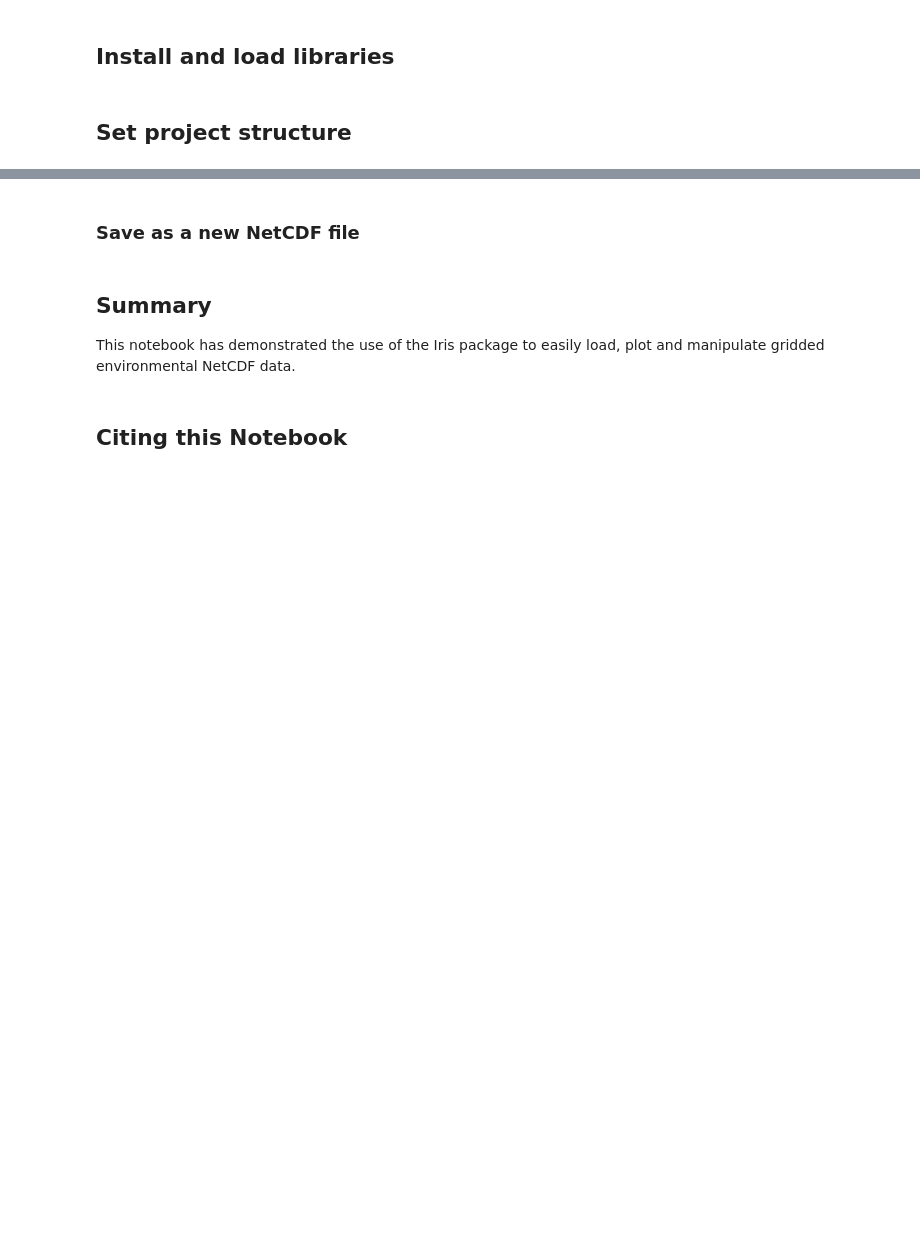
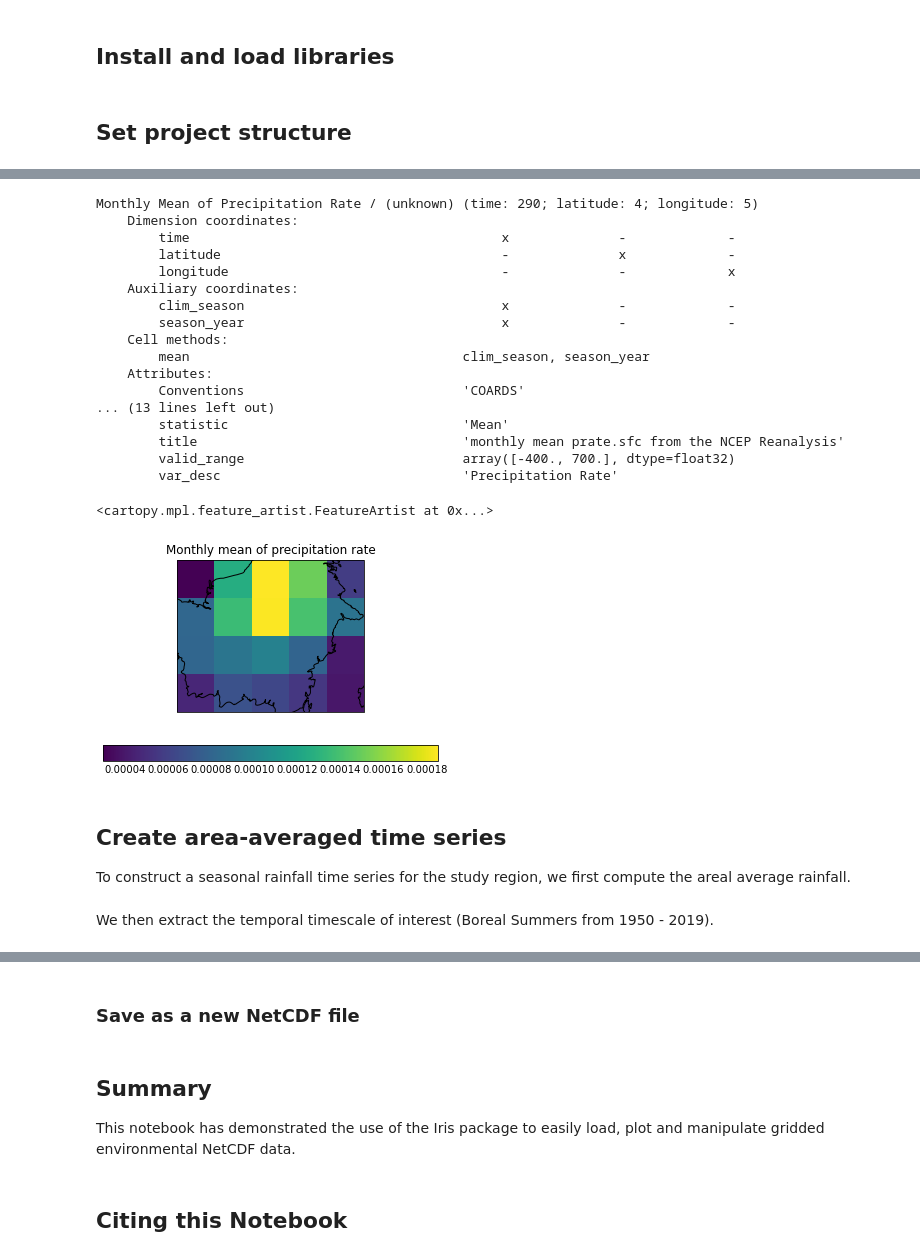
Before and after one commit to timo0thy/environmental-ds-book, a Jupyter notebook: book/wildfires/preprocessing/wildfires_preprocessing_timeseries.ipynb, the cells around one changed output, grey strips where cells are left out. Drawn from its saved outputs; the diff is of its cells as text; code cells hidden in the pictures; blank space fills up the shorter version.

```diff
--- a/book/wildfires/preprocessing/wildfires_preprocessing_timeseries.ipynb
+++ b/book/wildfires/preprocessing/wildfires_preprocessing_timeseries.ipynb
@@ -186,0 +144,5 @@ plt.show()
+# %%
+# Aggregate by season
+annual_seasonal_mean = precip.aggregated_by(
+    ['clim_season', 'season_year'],
+    iris.analysis.MEAN)
@@ -186,0 +170,37 @@ plt.show()
+# %%
+# Create a constraint for the latitude and Longitude extents
+
+Borneo_lat = iris.Constraint(latitude=lambda v: v > -4.757 and v <= 3.211 )
+Borneo_lon = iris.Constraint(longitude=lambda v: v > 107.815 and v <= 117.987 )
+
+# Extract data based on the spatial extent
+Borneo =  annual_seasonal_mean.extract(Borneo_lat & Borneo_lon)
+# %%
+# Plot data of the first season in the study region
+print(Borneo)
+qplt.pcolormesh(Borneo[0]) # plot the rainfall in jja 1982 (strong El Nino year) in the cube
+plt.gca().coastlines()
+# %% [output]
+Monthly Mean of Precipitation Rate / (unknown) (time: 290; latitude: 4; longitude: 5)
+    Dimension coordinates:
+        time                                        x              -             -
+        latitude                                    -              x             -
+        longitude                                   -              -             x
+    Auxiliary coordinates:
+        clim_season                                 x              -             -
+        season_year                                 x              -             -
+    Cell methods:
+        mean                                   clim_season, season_year
+    Attributes:
+        Conventions                            'COARDS'
+... (13 lines left out)
+        statistic                              'Mean'
+        title                                  'monthly mean prate.sfc from the NCEP Reanalysis'
+        valid_range                            array([-400., 700.], dtype=float32)
+        var_desc                               'Precipitation Rate'
+<cartopy.mpl.feature_artist.FeatureArtist at 0x...>
+[figure, added]
+# %% [markdown]
+## Create area-averaged time series
+
+To construct a seasonal rainfall time series for the study region, we first compute the areal average rainfall.
@@ -186,0 +215,2 @@ plt.show()
+# %% [markdown]
+We then extract the temporal timescale of interest (Boreal Summers from 1950 - 2019).
```
Also changed, not shown: parts of 41 cells of this notebook.
